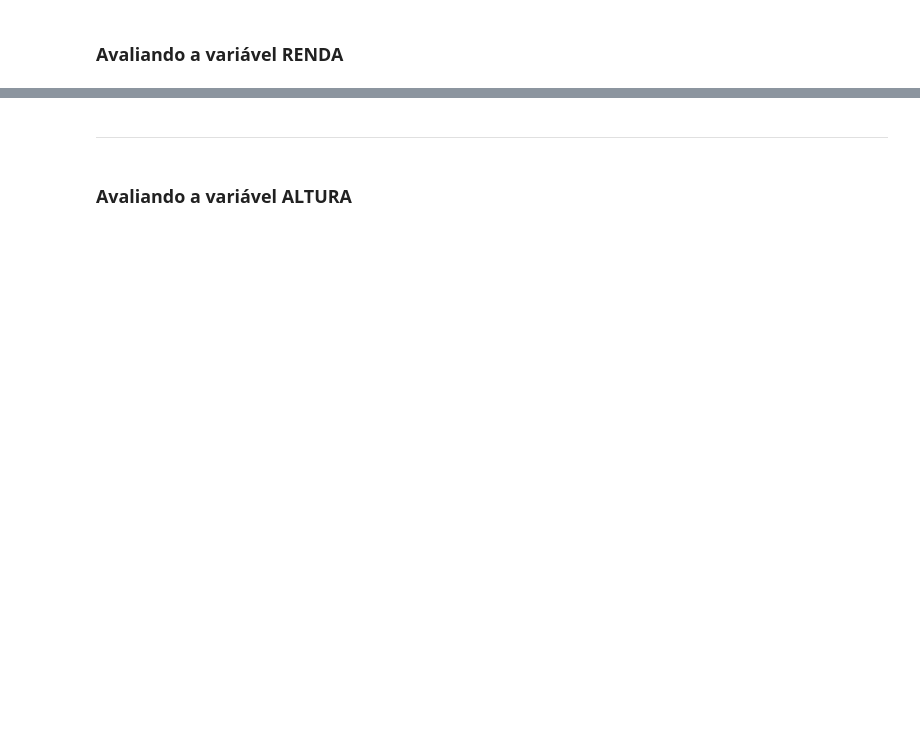
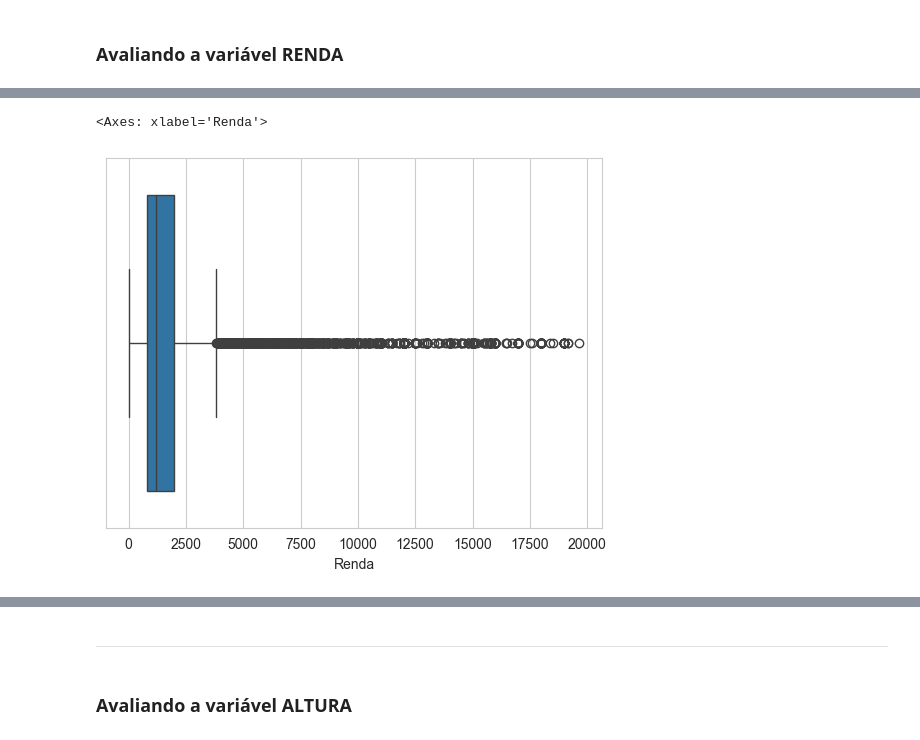
Before and after one commit to RPdatascience819/Curso_basico_estats, a Jupyter notebook: Curso_de_Estatística_Parte_1.ipynb, the cells around one changed output, grey strips where cells are left out. Saved outputs shown, nothing was run; the diff lists cells and outputs as text; code cells hidden in the pictures; blank space fills up the shorter version.

```diff
--- a/Curso_de_Estatística_Parte_1.ipynb
+++ b/Curso_de_Estatística_Parte_1.ipynb
@@ -645,0 +867,12 @@ Pode-se definir a moda como sendo o valor mais frequente de um conjunto de dados
+# %%
+'''
+Boxplot (Gráfico de Caixa)
+Útil para identificar a mediana, quartis,
+e outliers da variável "Renda".
+
+'''
+
+sns.boxplot(data = dados.query('Renda < 20000'), x='Renda')
+# %% [output]
+<Axes: xlabel='Renda'>
+[figure, added]
```
Also changed, not shown: parts of 46 cells of this notebook.
